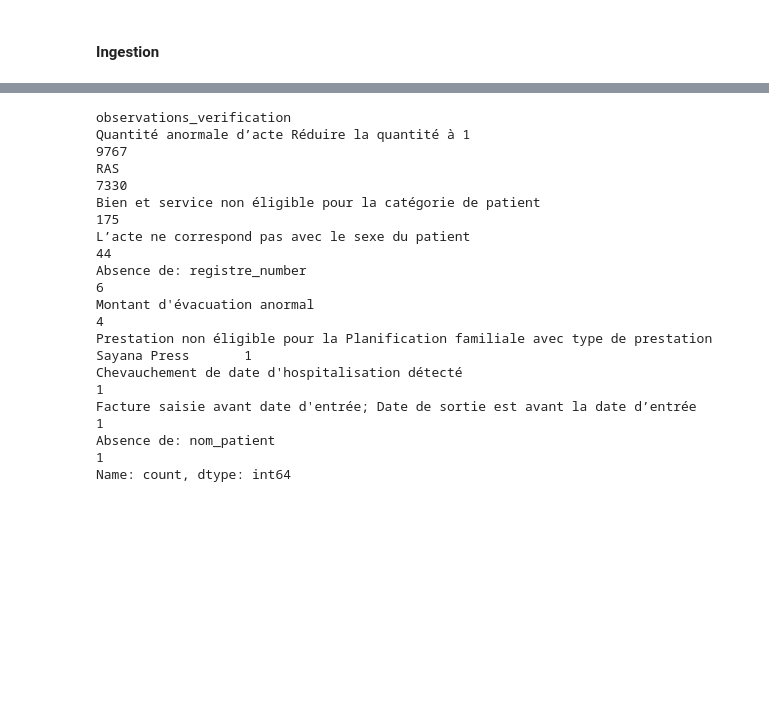
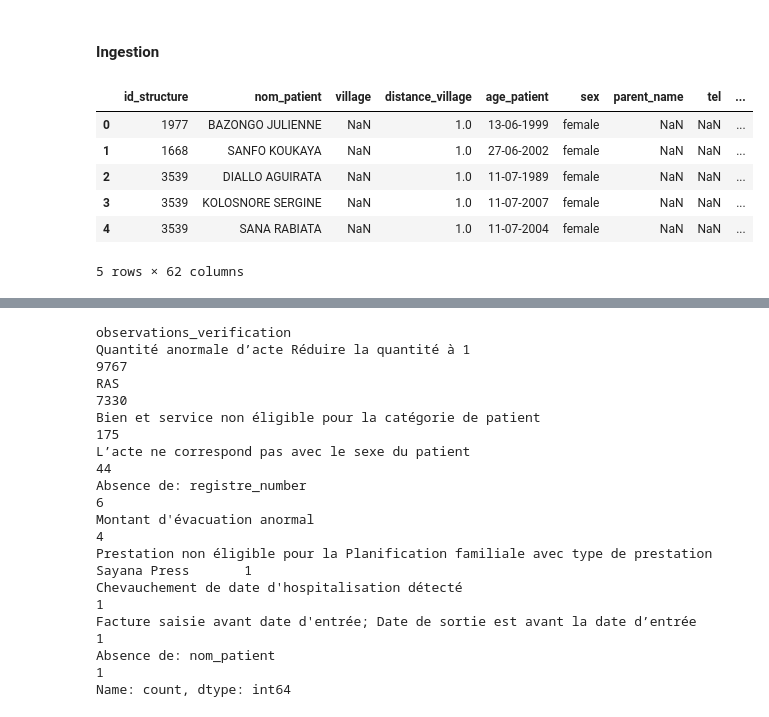
Before and after one commit to oumarky/classificationfacture, a Jupyter notebook: PROJETFACTURES/ML_FEATURE.ipynb, the cells around one changed output, grey strips where cells are left out. Cells and saved outputs as stored; diff of their text form; code cells hidden in the pictures; blank space fills up the shorter version.

```diff
--- a/PROJETFACTURES/ML_FEATURE.ipynb
+++ b/PROJETFACTURES/ML_FEATURE.ipynb
@@ -56,6 +56,17 @@ df = pd.concat([df_fact_valide, df_fact_acorig], ignore_index=True, axis=0)
 data=df.copy()
 colonnes_all=df.columns
 #df.head
+# %%
+df.shape
+df.head()
+# %% [output]
+|  | id_structure | nom_patient | village | distance_village | age_patient | sex | parent_name | tel | ... |
+| 0 | 1977 | BAZONGO JULIENNE | NaN | 1.0 | 13-06-1999 | female | NaN | NaN | ... |
+| 1 | 1668 | SANFO KOUKAYA | NaN | 1.0 | 27-06-2002 | female | NaN | NaN | ... |
+| 2 | 3539 | DIALLO AGUIRATA | NaN | 1.0 | 11-07-1989 | female | NaN | NaN | ... |
+| 3 | 3539 | KOLOSNORE SERGINE | NaN | 1.0 | 11-07-2007 | female | NaN | NaN | ... |
+| 4 | 3539 | SANA RABIATA | NaN | 1.0 | 11-07-2004 | female | NaN | NaN | ... |
+5 rows × 62 columns
 # %%
 df['observations_verification'].value_counts()
 # %% [output]
```
Also changed, not shown: parts of 17 cells of this notebook, 21 other files.
